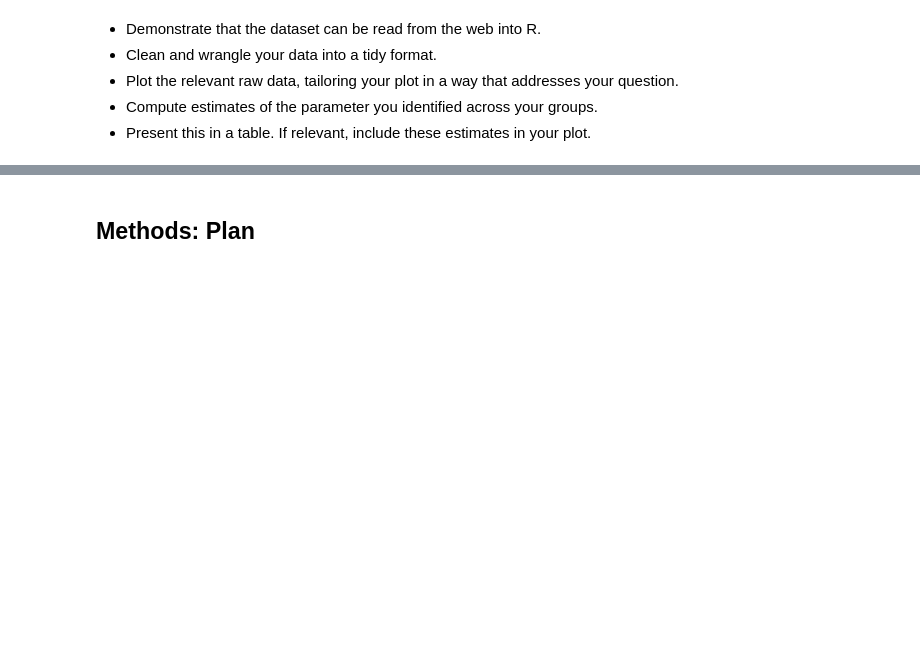
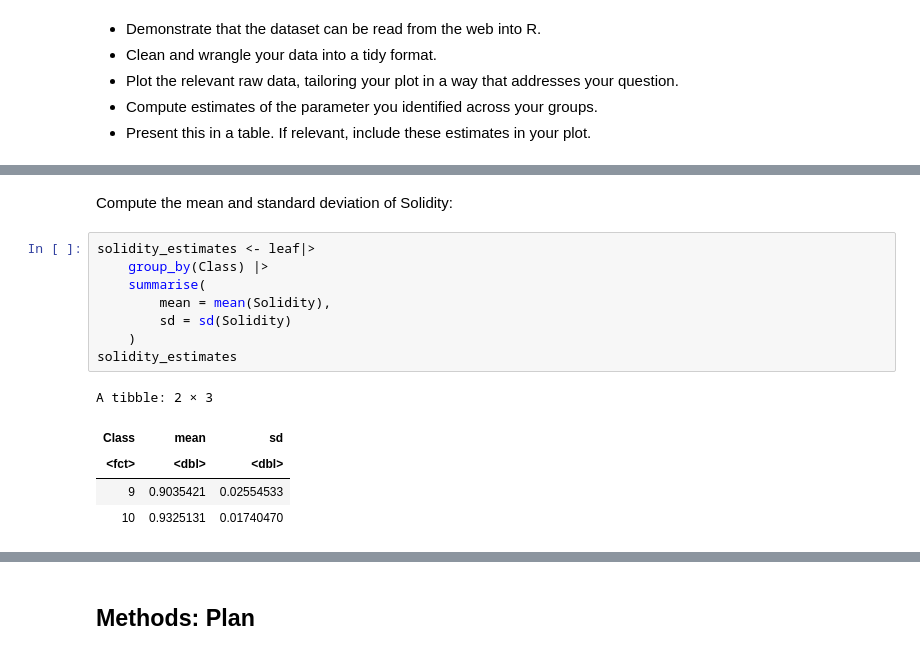
Before and after one commit to tiannelee/Hypothesis-testing-leaf-comparison, a Jupyter notebook: Proposal.ipynb, the cells around one changed output, grey strips where cells are left out. Cells and saved outputs as stored; diff of their text form; blank space fills up the shorter version.

```diff
--- a/Proposal.ipynb
+++ b/Proposal.ipynb
@@ -33,0 +74,16 @@ NameError: name 'raw_leaf' is not defined
+# %% [markdown]
+Compute the mean and standard deviation of Solidity:
+# %%
+solidity_estimates <- leaf|>
+    group_by(Class) |>
+    summarise(
+        mean = mean(Solidity),
+        sd = sd(Solidity)
+    )
+solidity_estimates
+# %% [output]
+A tibble: 2 × 3
+| Class | mean | sd |
+| <fct> | <dbl> | <dbl> |
+| 9 | 0.9035421 | 0.02554533 |
+| 10 | 0.9325131 | 0.01740470 |
```
Also changed, not shown: parts of 11 cells of this notebook.
